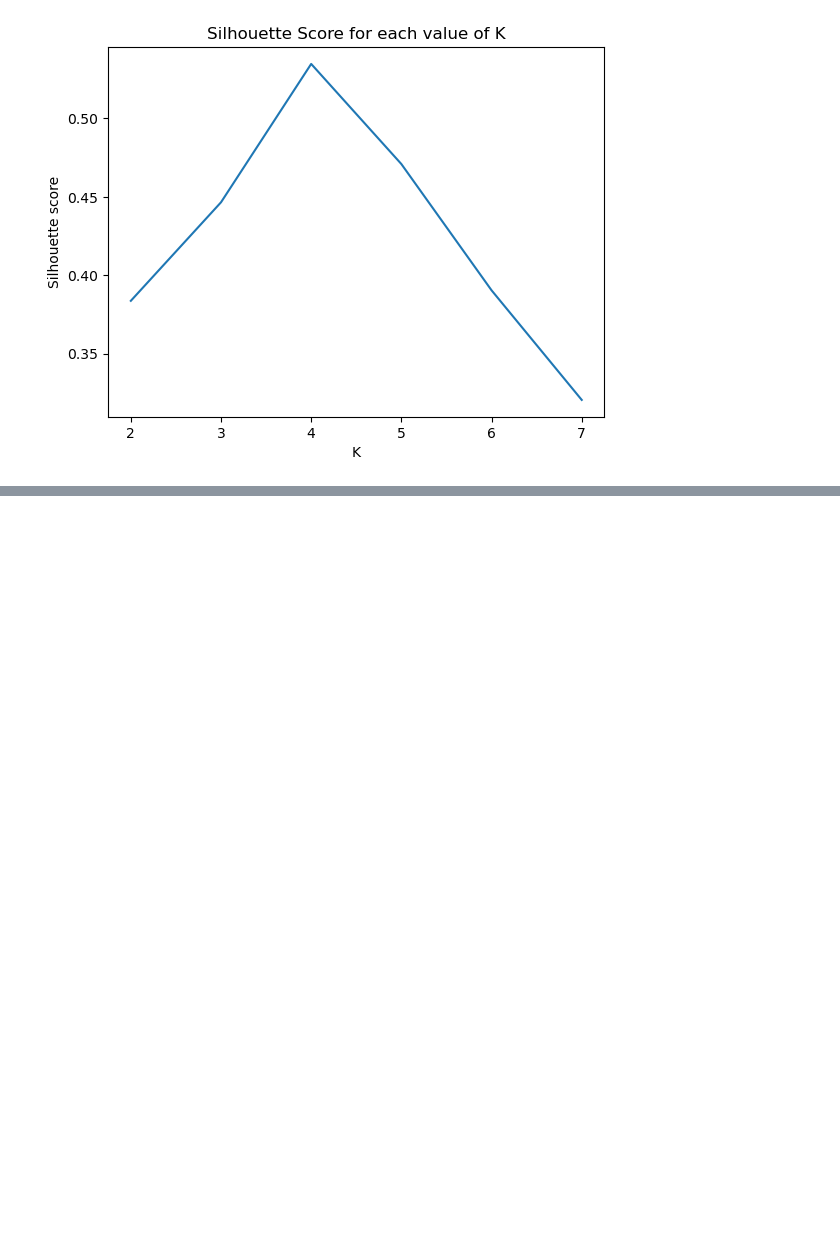
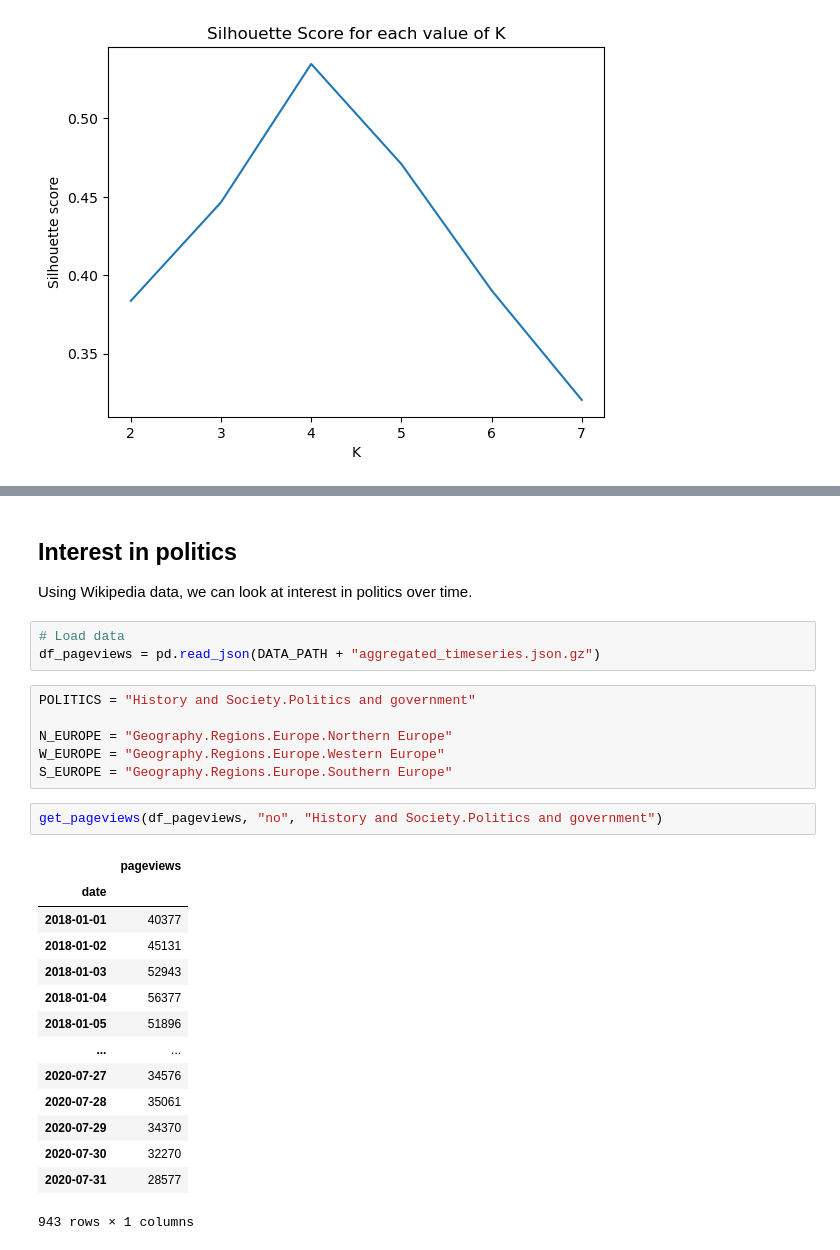
Before and after one commit to epfl-ada/ada-2022-project-zeta, a Jupyter notebook: ADAnalysis.ipynb, the cells around one changed output, grey strips where cells are left out. Cells and saved outputs as stored; diff of their text form; blank space fills up the shorter version.

```diff
--- a/ADAnalysis.ipynb
+++ b/ADAnalysis.ipynb
@@ -77,0 +111,30 @@ Our final groups of countries are:
+# %% [markdown]
+## Interest in politics
+
+Using Wikipedia data, we can look at interest in politics over time.
+# %%
+# Load data
+df_pageviews = pd.read_json(DATA_PATH + "aggregated_timeseries.json.gz")
+# %%
+POLITICS = "History and Society.Politics and government"
+
+N_EUROPE = "Geography.Regions.Europe.Northern Europe"
+W_EUROPE = "Geography.Regions.Europe.Western Europe"
+S_EUROPE = "Geography.Regions.Europe.Southern Europe"
+# %%
+get_pageviews(df_pageviews, "no", "History and Society.Politics and government")
+# %% [output]
+|  | pageviews |
+| date |  |
+| 2018-01-01 | 40377 |
+| 2018-01-02 | 45131 |
+| 2018-01-03 | 52943 |
+| 2018-01-04 | 56377 |
+| 2018-01-05 | 51896 |
+| ... | ... |
+| 2020-07-27 | 34576 |
+| 2020-07-28 | 35061 |
+| 2020-07-29 | 34370 |
+| 2020-07-30 | 32270 |
+| 2020-07-31 | 28577 |
+943 rows × 1 columns
```
Also changed, not shown: parts of 9 cells of this notebook, 4 other files.
